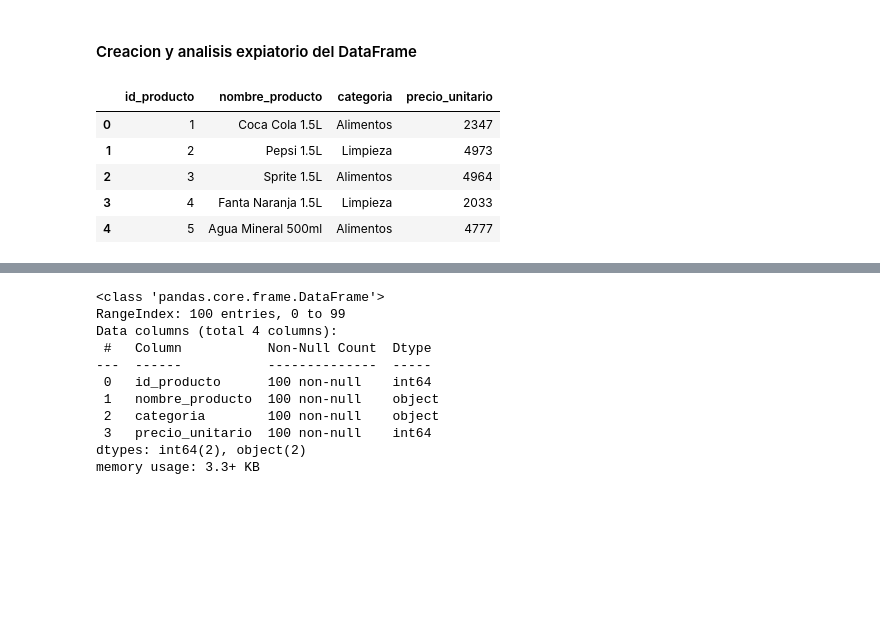
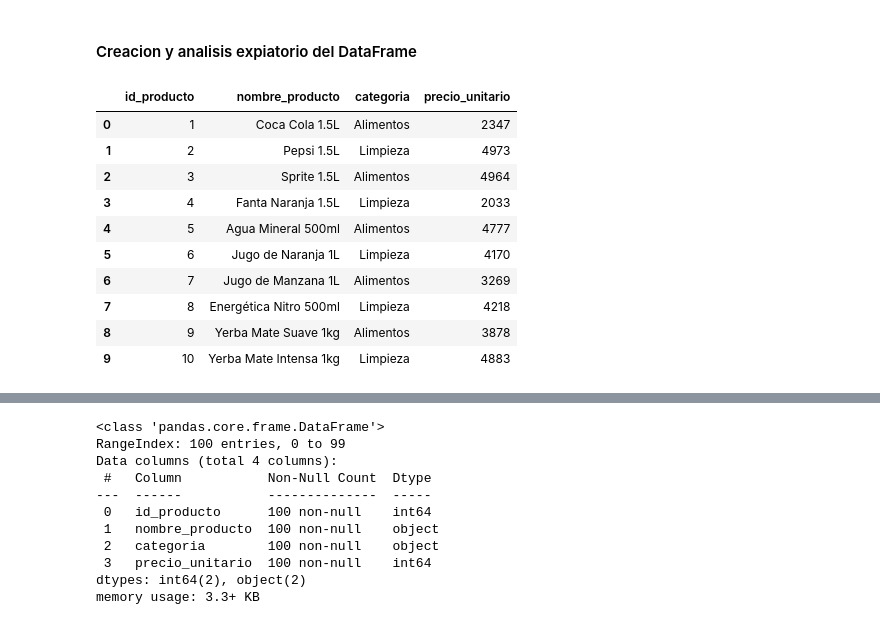
Before and after one commit to DiegoPenalba/ProyectoAurilion, a Jupyter notebook: data.ipynb, the cells around one changed output, grey strips where cells are left out. Saved outputs shown, nothing was run; the diff lists cells and outputs as text; code cells hidden in the pictures; blank space fills up the shorter version.

```diff
--- a/data.ipynb
+++ b/data.ipynb
@@ -232,11 +232,16 @@ Cantidad de registros: id
 #### Creacion y analisis expiatorio del DataFrame
 # %%
 productos_df = pd.read_excel(xlsx_path+productosFileName)
-productos_df.head()
+productos_df.head(10)
 # %% [output]
 |  | id_producto | nombre_producto | categoria | precio_unitario |
 | 0 | 1 | Coca Cola 1.5L | Alimentos | 2347 |
 | 1 | 2 | Pepsi 1.5L | Limpieza | 4973 |
 | 2 | 3 | Sprite 1.5L | Alimentos | 4964 |
 | 3 | 4 | Fanta Naranja 1.5L | Limpieza | 2033 |
 | 4 | 5 | Agua Mineral 500ml | Alimentos | 4777 |
+| 5 | 6 | Jugo de Naranja 1L | Limpieza | 4170 |
+| 6 | 7 | Jugo de Manzana 1L | Alimentos | 3269 |
+| 7 | 8 | Energética Nitro 500ml | Limpieza | 4218 |
+| 8 | 9 | Yerba Mate Suave 1kg | Alimentos | 3878 |
+| 9 | 10 | Yerba Mate Intensa 1kg | Limpieza | 4883 |
```
Also changed, not shown: parts of 5 cells of this notebook.
